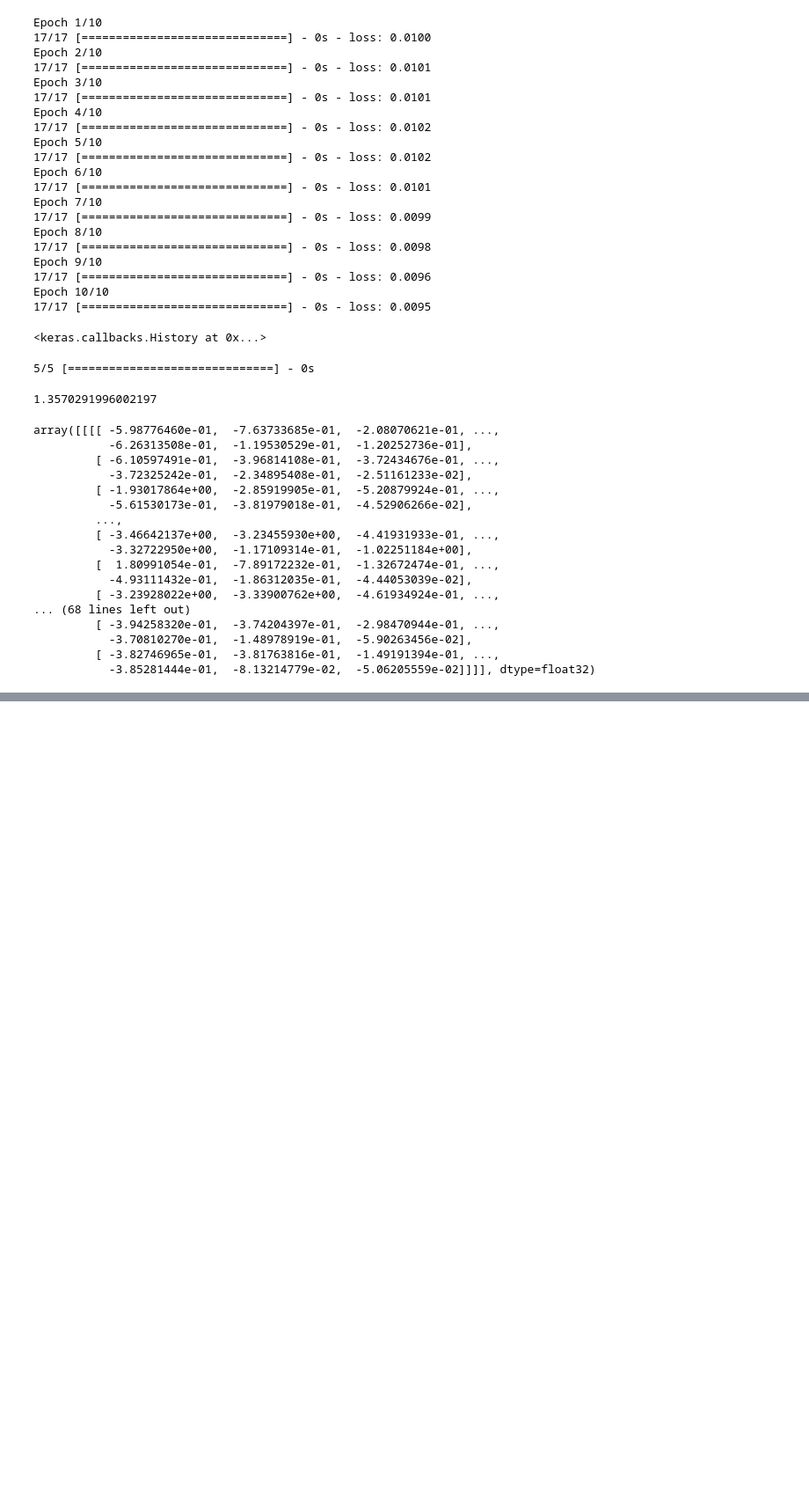
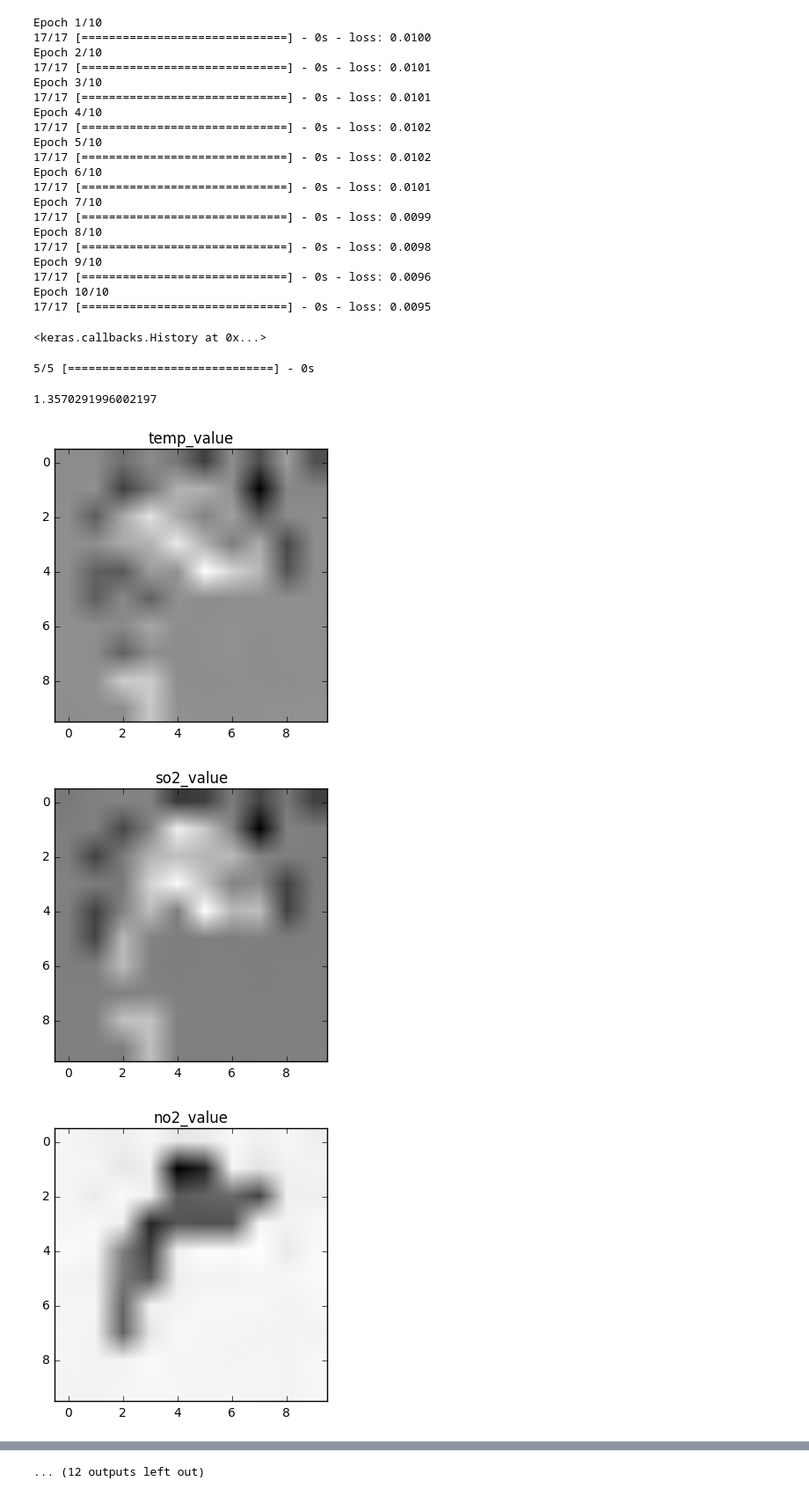
Before and after one commit to KISTI-hackathon-2017/INFORM-BUU-3, a Jupyter notebook: code/notebook.ipynb, the cells around one changed output, grey strips where cells are left out. Shown at 88% size. Saved outputs shown, nothing was run; the diff lists cells and outputs as text; code cells hidden in the pictures; blank space fills up the shorter version.

Commit message:
Plot prediction vs actual output

```diff
--- a/code/notebook.ipynb
+++ b/code/notebook.ipynb
@@ -264,11 +264,14 @@ for i in range(map_stacks.shape[0]):
 18283.0
 # %%
 # plot an example of a stack map
+def plot_map_stack(map_stack):
+    for channel in range(map_stack.shape[2]):
+        plt.imshow(map_stack[:,:,channel], cmap='gray')
+        plt.title(feature_columns2[channel])
+        plt.show()
+
 map_stack = map_stacks[5, :, :, :]
-for channel in range(map_stack.shape[2]):
-    plt.imshow(map_stack[:,:,channel], cmap='gray')
-    plt.title(feature_columns2[channel])
-    plt.show()
+plot_map_stack(map_stack)
 # %% [output]
 [figure]
 [figure]
@@ -387,23 +390,13 @@ model.evaluate(X_test, y_test)
 # %% [output]
 5/5 [==============================] - 0s
 1.3570291996002197
-# %%
-model.predict(X_train[:1,...])
-# %% [output]
-array([[[[ -5.98776460e-01,  -7.63733685e-01,  -2.08070621e-01, ...,
-           -6.26313508e-01,  -1.19530529e-01,  -1.20252736e-01],
-         [ -6.10597491e-01,  -3.96814108e-01,  -3.72434676e-01, ...,
-           -3.72325242e-01,  -2.34895408e-01,  -2.51161233e-02],
-         [ -1.93017864e+00,  -2.85919905e-01,  -5.20879924e-01, ...,
-           -5.61530173e-01,  -3.81979018e-01,  -4.52906266e-02],
-         ...,
-         [ -3.46642137e+00,  -3.23455930e+00,  -4.41931933e-01, ...,
-           -3.32722950e+00,  -1.17109314e-01,  -1.02251184e+00],
-         [  1.80991054e-01,  -7.89172232e-01,  -1.32672474e-01, ...,
-           -4.93111432e-01,  -1.86312035e-01,  -4.44053039e-02],
-         [ -3.23928022e+00,  -3.33900762e+00,  -4.61934924e-01, ...,
-... (68 lines left out)
-         [ -3.94258320e-01,  -3.74204397e-01,  -2.98470944e-01, ...,
-           -3.70810270e-01,  -1.48978919e-01,  -5.90263456e-02],
-         [ -3.82746965e-01,  -3.81763816e-01,  -1.49191394e-01, ...,
-           -3.85281444e-01,  -8.13214779e-02,  -5.06205559e-02]]]], dtype=float32)
+# %%
+# try plotting prediction vs actual output
+y_pred = model.predict(X_train[:1,...]).squeeze()
+y_true = y_train[:1,...].squeeze()
+plot_map_stack(y_pred)
+plot_map_stack(y_true)
+# %% [output]
+[figure, added]
+[figure, added]
+[figure, added]
@@ -409,0 +412 @@ array([[[[ -5.98776460e-01,  -7.63733685e-01,  -2.08070621e-01, ...,
+... (12 outputs left out)
```
Also changed, not shown: parts of 1 cell of this notebook.
